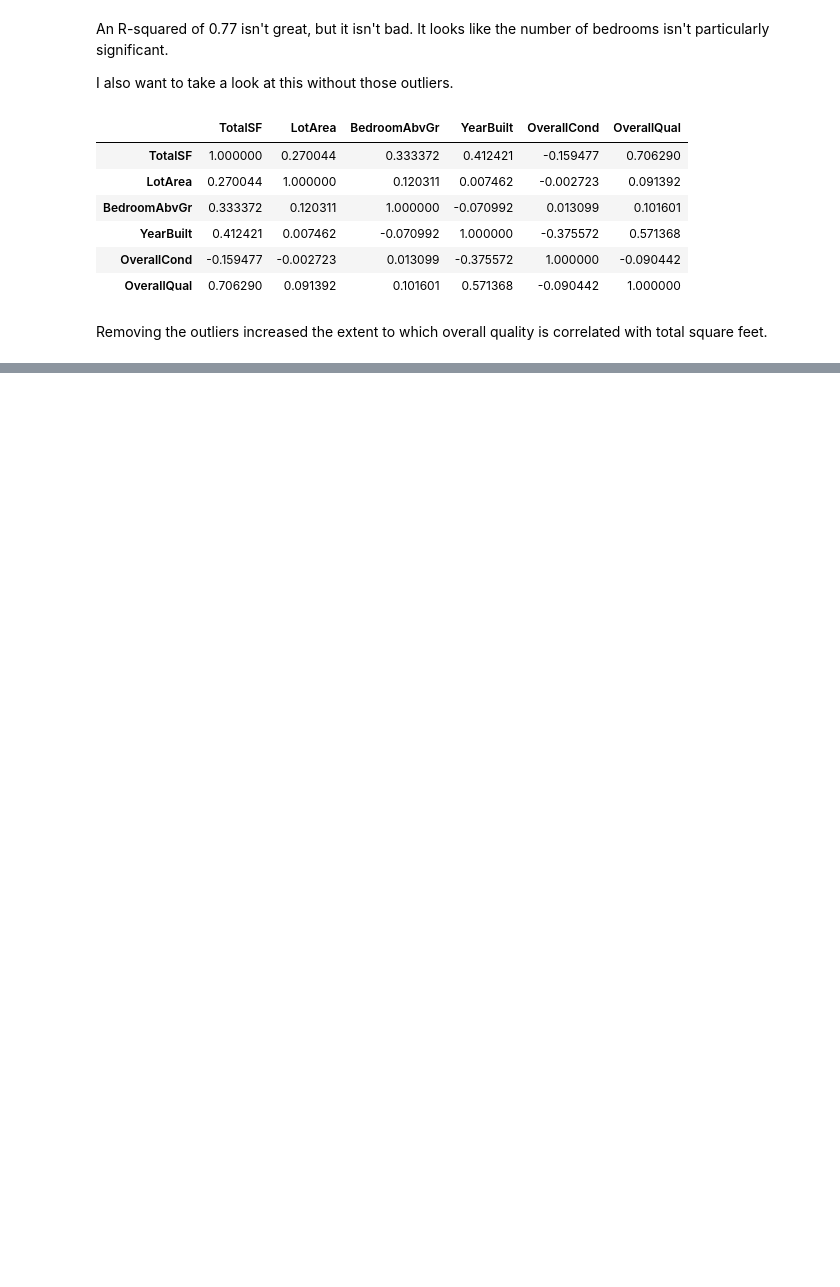
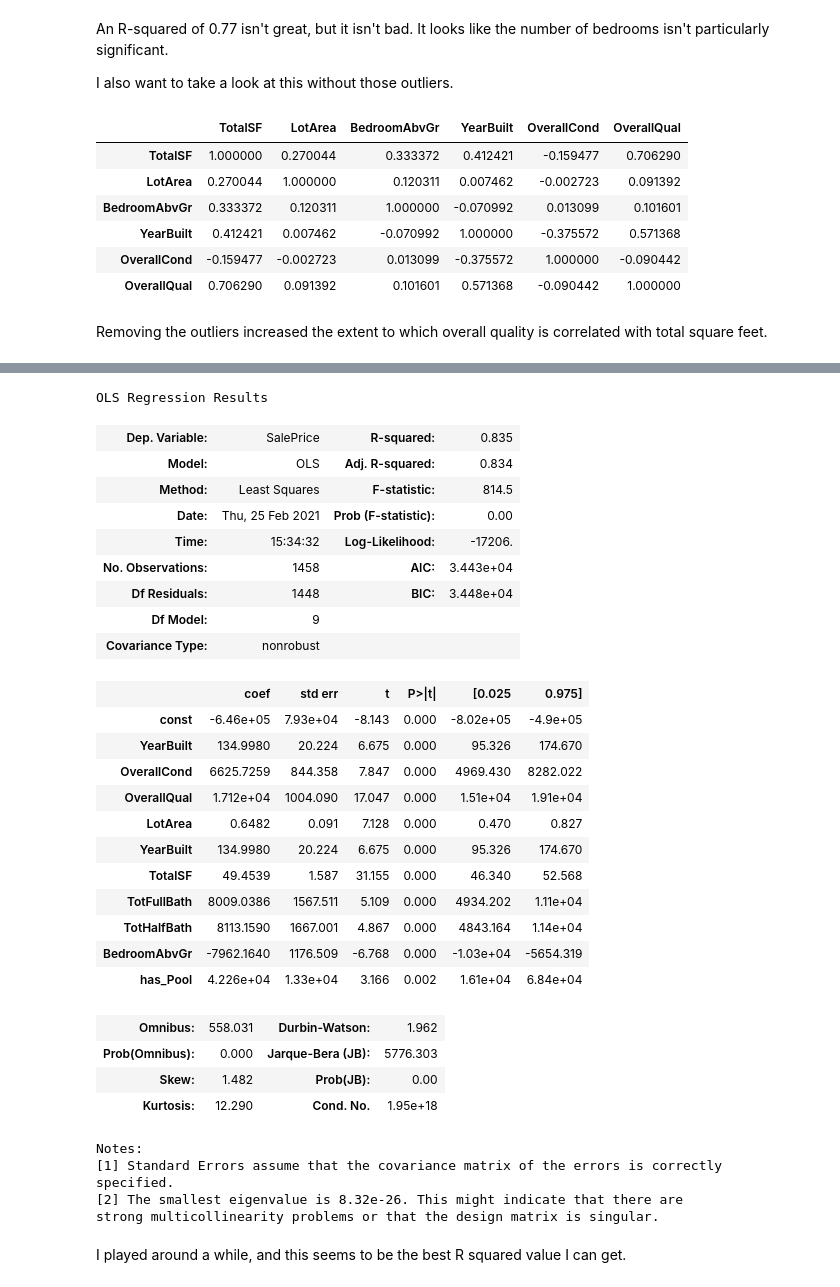
Before and after one commit to amjcosta/Kaggle, a Jupyter notebook: house_price_prediction/housing_price_analysis_stats.ipynb, the cells around one changed output, grey strips where cells are left out. Drawn from its saved outputs; the diff is of its cells as text; code cells hidden in the pictures; blank space fills up the shorter version.

Commit message:
modeling

```diff
--- a/house_price_prediction/housing_price_analysis_stats.ipynb
+++ b/house_price_prediction/housing_price_analysis_stats.ipynb
@@ -263,0 +270,71 @@ Now the R squared is .83! I may proceed without the outliers.
+# %%
+df = df_outliers_removed
+
+df['TotFullBath'] = df['BsmtFullBath'] + df['FullBath']
+df['TotHalfBath'] = df['BsmtHalfBath'] + df['HalfBath']
+df['has_WoodDeck'] = np.where(df['WoodDeckSF']>0,1,0)
+df['has_OpenPorch'] = np.where(df['OpenPorchSF']>0,1,0)
+df['has_EnclosedPorch'] = np.where(df['EnclosedPorch']>0,1,0)
+df['has_3SsnPorch'] = np.where(df['3SsnPorch']>0,1,0)
+df['has_ScreenPorch'] = np.where(df['ScreenPorch']>0,1,0)
+df['has_Pool'] = np.where(df['PoolArea']>0,1,0)
+
+def bsmt_cond(c):
+    if c['BsmtCond'] == 'Ex':
+        return 1
+    elif c['BsmtCond'] == 'Gd':
+        return 2
+    elif c['BsmtCond'] == 'TA':
+        return 3
+    elif c['BsmtCond'] == 'Fa':
+        return 4
+    elif c['BsmtCond'] == 'Po':
+        return 5
+    else:
+        return np.nan
+
+df['BsmtCondNumeric'] = df.apply(bsmt_cond, axis=1)
+
+df.to_csv('df_for_modeling.csv')
+# %%
+X_data = df[['YearBuilt','OverallCond','OverallQual','LotArea','YearBuilt','TotalSF','TotFullBath','TotHalfBath','BedroomAbvGr','has_Pool']]
+# %%
+y = df['SalePrice']
+X = X_data
+X = sm.add_constant(X)
+linear = sm.OLS(endog=y, exog=X)
+results = linear.fit()
+display(results.summary())
+# %% [output]
+OLS Regression Results
+| Dep. Variable: | SalePrice | R-squared: | 0.835 |
+| Model: | OLS | Adj. R-squared: | 0.834 |
+| Method: | Least Squares | F-statistic: | 814.5 |
+| Date: | Thu, 25 Feb 2021 | Prob (F-statistic): | 0.00 |
+| Time: | 15:34:32 | Log-Likelihood: | -17206. |
+| No. Observations: | 1458 | AIC: | 3.443e+04 |
+| Df Residuals: | 1448 | BIC: | 3.448e+04 |
+| Df Model: | 9 |  |  |
+| Covariance Type: | nonrobust |  |  |
+|  | coef | std err | t | P>|t| | [0.025 | 0.975] |
+| const | -6.46e+05 | 7.93e+04 | -8.143 | 0.000 | -8.02e+05 | -4.9e+05 |
+| YearBuilt | 134.9980 | 20.224 | 6.675 | 0.000 | 95.326 | 174.670 |
+| OverallCond | 6625.7259 | 844.358 | 7.847 | 0.000 | 4969.430 | 8282.022 |
+| OverallQual | 1.712e+04 | 1004.090 | 17.047 | 0.000 | 1.51e+04 | 1.91e+04 |
+| LotArea | 0.6482 | 0.091 | 7.128 | 0.000 | 0.470 | 0.827 |
+| YearBuilt | 134.9980 | 20.224 | 6.675 | 0.000 | 95.326 | 174.670 |
+| TotalSF | 49.4539 | 1.587 | 31.155 | 0.000 | 46.340 | 52.568 |
+| TotFullBath | 8009.0386 | 1567.511 | 5.109 | 0.000 | 4934.202 | 1.11e+04 |
+| TotHalfBath | 8113.1590 | 1667.001 | 4.867 | 0.000 | 4843.164 | 1.14e+04 |
+| BedroomAbvGr | -7962.1640 | 1176.509 | -6.768 | 0.000 | -1.03e+04 | -5654.319 |
+| has_Pool | 4.226e+04 | 1.33e+04 | 3.166 | 0.002 | 1.61e+04 | 6.84e+04 |
+| Omnibus: | 558.031 | Durbin-Watson: | 1.962 |
+| Prob(Omnibus): | 0.000 | Jarque-Bera (JB): | 5776.303 |
+| Skew: | 1.482 | Prob(JB): | 0.00 |
+| Kurtosis: | 12.290 | Cond. No. | 1.95e+18 |
+Notes:
+[1] Standard Errors assume that the covariance matrix of the errors is correctly specified.
+[2] The smallest eigenvalue is 8.32e-26. This might indicate that there are
+strong multicollinearity problems or that the design matrix is singular.
+# %% [markdown]
+I played around a while, and this seems to be the best R squared value I can get.
```
Also changed, not shown: parts of 8 cells of this notebook, 2 other files.
